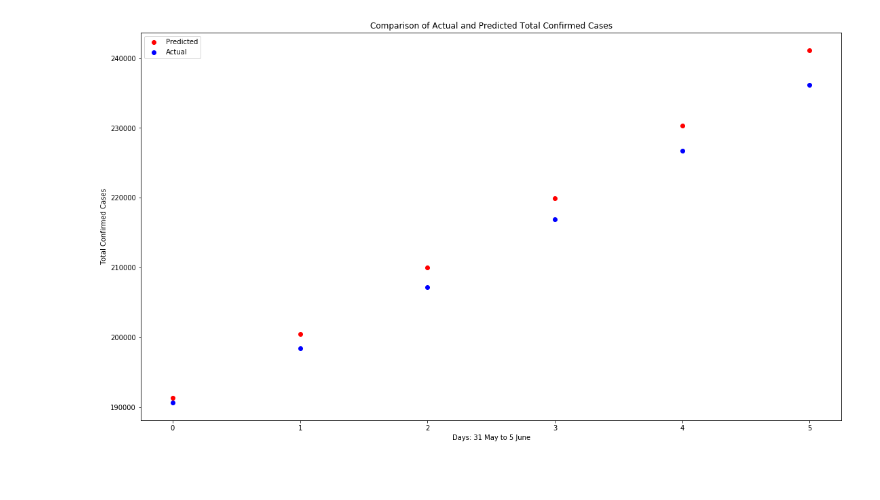
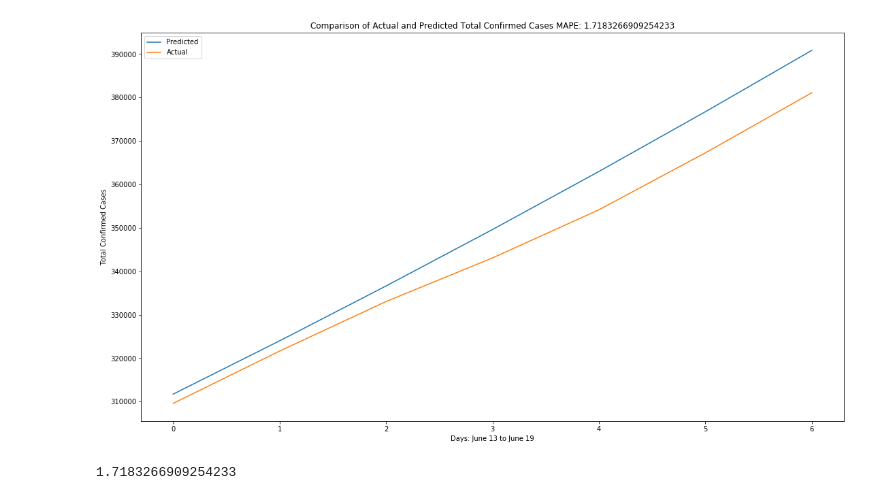
Before and after one commit to kartik99kumar/COVID-19-Modelling-using-SIR, a Jupyter notebook: COVID 19 Modelling/SIR Model.ipynb, the cells around one changed output. Saved outputs shown, nothing was run; the diff lists cells and outputs as text; code cells hidden in the pictures; blank space fills up the shorter version.

```diff
--- a/COVID 19 Modelling/SIR Model.ipynb
+++ b/COVID 19 Modelling/SIR Model.ipynb
@@ -99,3 +47,19 @@ x_data = np.linspace(0, days - 1, days, dtype=int)
+# %%
+state="National"
+confirmed=[]
+with open('nation_level_daily_latest.csv') as csvfile:
+    reader = csv.reader(csvfile, delimiter=',')
+    next(reader)
+    for row in reader:
+        confirmed.append(float(row[2]))
+
+series = np.array(confirmed)
+
+total_days=len(series)
+act_total=series[-7:]
+y_data=series[:-7]
+days=len(y_data)
+x_data = np.linspace(0, days - 1, days, dtype=int)
 # %%
 def fitter(x, R_0_start, k, x0, R_0_end):
     ret = Model(days,R_0_start, k, x0, R_0_end)
@@ -127,5 +90,5 @@ result.best_values
 # %%
-pred=Model(130,**result.best_values)
+pred=Model(total_days,**result.best_values)
 # %%
-pred_total=(pred[2][122:128]+pred[3][122:128]+pred[4][122:128])
-print(pred_total)
+pred_total=(pred[2][-7:]+pred[3][-7:]+pred[4][-7:])
+mape_error=np.mean(np.abs(act_total-pred_total)/act_total)*100
@@ -135,3 +94,0 @@ print(pred_total)
-# %%
-act_total=np.array([190648,198371,207186,216875,226722,236184])
-print(act_total)
@@ -164,12 +95,16 @@ print(mse)
 # %%
-plt.plot(pred_total,'ro',label='Predicted')
-plt.plot(act_total,'bo',label='Actual')
+plt.plot(pred_total,label='Predicted')
+plt.plot(act_total,label='Actual')
 plt.ylabel('Total Confirmed Cases')
-plt.xlabel("Days: 31 May to 5 June")
-plt.title("Comparison of Actual and Predicted Total Confirmed Cases")
+plt.xlabel("Days: June 13 to June 19")
+plt.title("Comparison of Actual and Predicted Total Confirmed Cases MAPE: {}".format(mape_error))
 plt.legend()
 fig = plt.gcf()
 fig.set_size_inches(18.5, 10.5)
-plt.savefig("modelreadings.png")
+plt.savefig("results/{}.png".format(state))
 # %% [output]
-[figure, old version]
+[figure, new version]
+# %%
+np.mean(np.abs(act_total-pred_total)/act_total)*100
+# %% [output]
+1.7183266909254233
```
Also changed, not shown: parts of 19 cells of this notebook, 2 other files.
